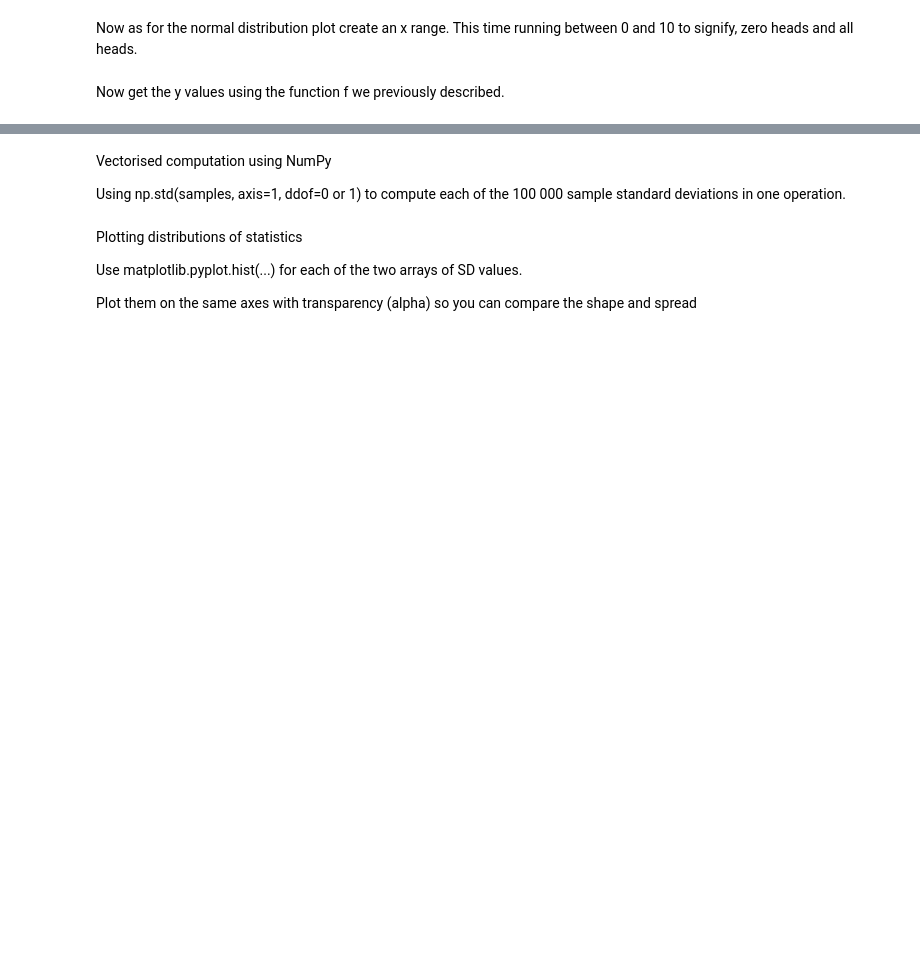
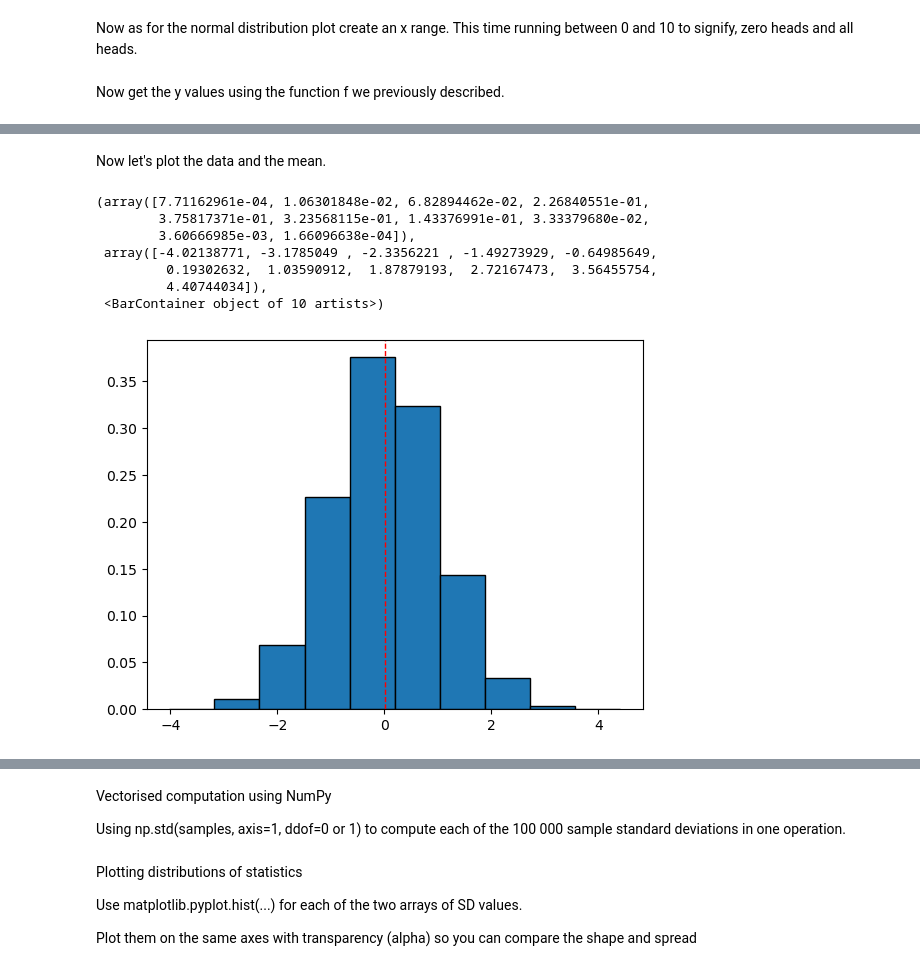
Before and after one commit to kknb1982/applied_statistics, a Jupyter notebook: problems.ipynb, the cells around one changed output, grey strips where cells are left out. Cells and saved outputs as stored; diff of their text form; code cells hidden in the pictures; blank space fills up the shorter version.

```diff
--- a/problems.ipynb
+++ b/problems.ipynb
@@ -648,0 +682,20 @@ ddof=1 → sample standard deviation (divisor = n-1, unbiased estimator)
+# %% [markdown]
+Now let's plot the data and the mean.
+# %%
+# Create a blank figure
+fig, ax = plt.subplots()
+
+# Plot the mean as a vertical line
+ax.axvline(mean, color='red', linestyle='dashed', linewidth=1)
+
+# Create a histogram of the data
+ax.hist(data, edgecolor='black', density=True)
+# %% [output]
+(array([7.71162961e-04, 1.06301848e-02, 6.82894462e-02, 2.26840551e-01,
+        3.75817371e-01, 3.23568115e-01, 1.43376991e-01, 3.33379680e-02,
+        3.60666985e-03, 1.66096638e-04]),
+ array([-4.02138771, -3.1785049 , -2.3356221 , -1.49273929, -0.64985649,
+         0.19302632,  1.03590912,  1.87879193,  2.72167473,  3.56455754,
+         4.40744034]),
+ <BarContainer object of 10 artists>)
+[figure, added]
```
Also changed, not shown: parts of 46 cells of this notebook.
